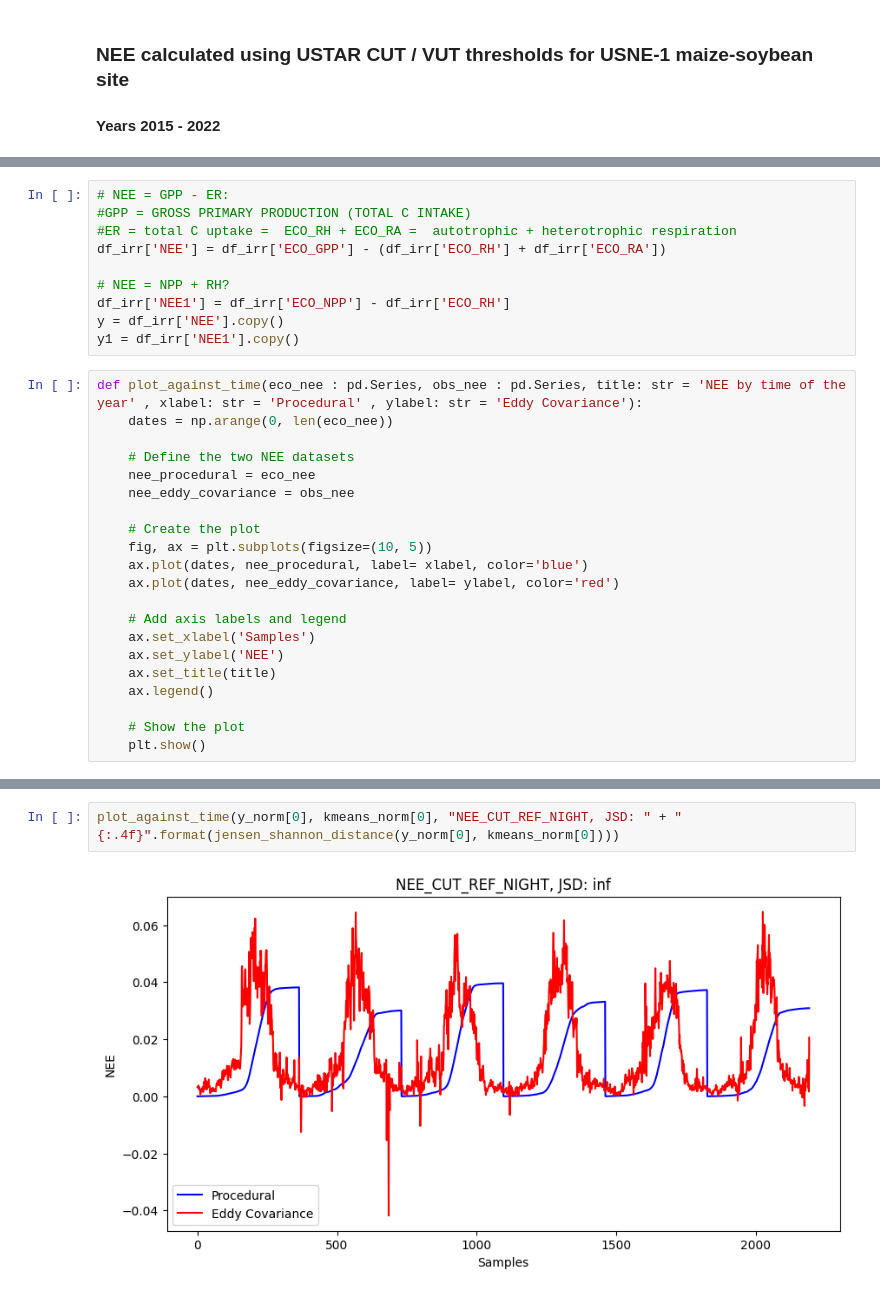
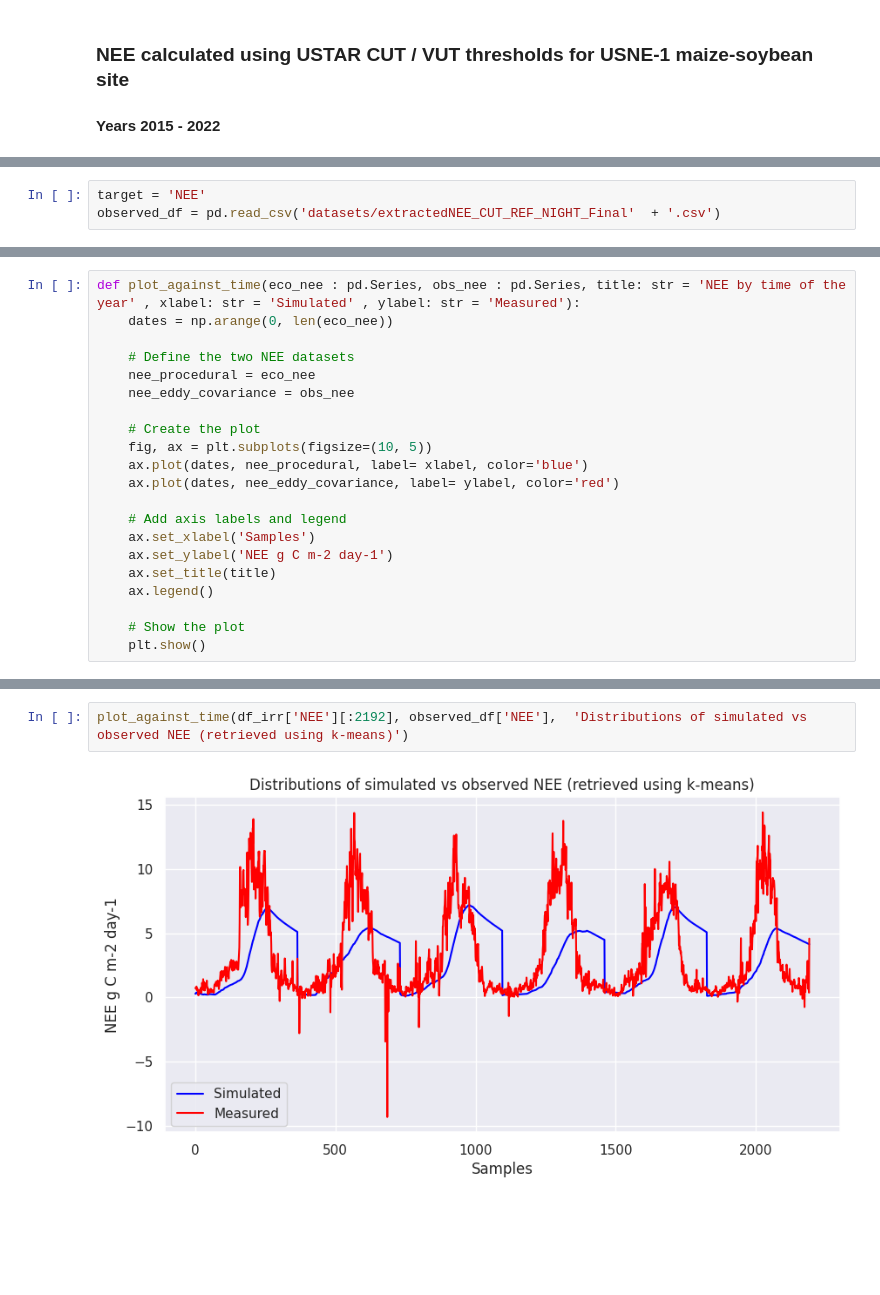
Before and after one commit to DinisDimitris/Net-ecosystem-exchange-Quantification, a Jupyter notebook: AnalysisNEE.ipynb, the cells around one changed output, grey strips where cells are left out. Drawn from its saved outputs; the diff is of its cells as text; blank space fills up the shorter version.

```diff
--- a/AnalysisNEE.ipynb
+++ b/AnalysisNEE.ipynb
@@ -23,3 +16,6 @@ kmeans_y = kmeans['NEE'].copy()
+# %%
+target = 'NEE'
+observed_df = pd.read_csv('datasets/extractedNEE_CUT_REF_NIGHT_Final'  + '.csv')
 # %%
 # loads all data sets into a dict
 def load_datasets(dirs: list, load_path: str) -> dict:
@@ -151,15 +172,5 @@ def jensen_shannon_distance(p, q):
-# %%
-# NEE = GPP - ER:
-#GPP = GROSS PRIMARY PRODUCTION (TOTAL C INTAKE)
-#ER = total C uptake =  ECO_RH + ECO_RA =  autotrophic + heterotrophic respiration
-df_irr['NEE'] = df_irr['ECO_GPP'] - (df_irr['ECO_RH'] + df_irr['ECO_RA'])
-
-# NEE = NPP + RH?
-df_irr['NEE1'] = df_irr['ECO_NPP'] - df_irr['ECO_RH']
-y = df_irr['NEE'].copy()
-y1 = df_irr['NEE1'].copy()
 # %%
-def plot_against_time(eco_nee : pd.Series, obs_nee : pd.Series, title: str = 'NEE by time of the year' , xlabel: str = 'Procedural' , ylabel: str = 'Eddy Covariance'):
+def plot_against_time(eco_nee : pd.Series, obs_nee : pd.Series, title: str = 'NEE by time of the year' , xlabel: str = 'Simulated' , ylabel: str = 'Measured'):
     dates = np.arange(0, len(eco_nee))
 
     # Define the two NEE datasets
@@ -173,7 +184,7 @@ def plot_against_time(eco_nee : pd.Series, obs_nee : pd.Series, title: str = 'NE
 
     # Add axis labels and legend
     ax.set_xlabel('Samples')
-    ax.set_ylabel('NEE')
+    ax.set_ylabel('NEE g C m-2 day-1')
     ax.set_title(title)
     ax.legend()
 
@@ -245,4 +193,4 @@ plot_against_time(y_norm[0], pearson_norm[0], "NEE_CUT_05_NIGHT, JSD: " + "{:.4f
-# %%
-plot_against_time(y_norm[0], kmeans_norm[0], "NEE_CUT_REF_NIGHT, JSD: " + "{:.4f}".format(jensen_shannon_distance(y_norm[0], kmeans_norm[0])))
-# %% [output]
-[figure, removed]
+# %%
+plot_against_time(df_irr['NEE'][:2192], observed_df['NEE'],  'Distributions of simulated vs observed NEE (retrieved using k-means)')
+# %% [output]
+[figure, added]
```
Also changed, not shown: parts of 21 cells of this notebook, 2 other files.
